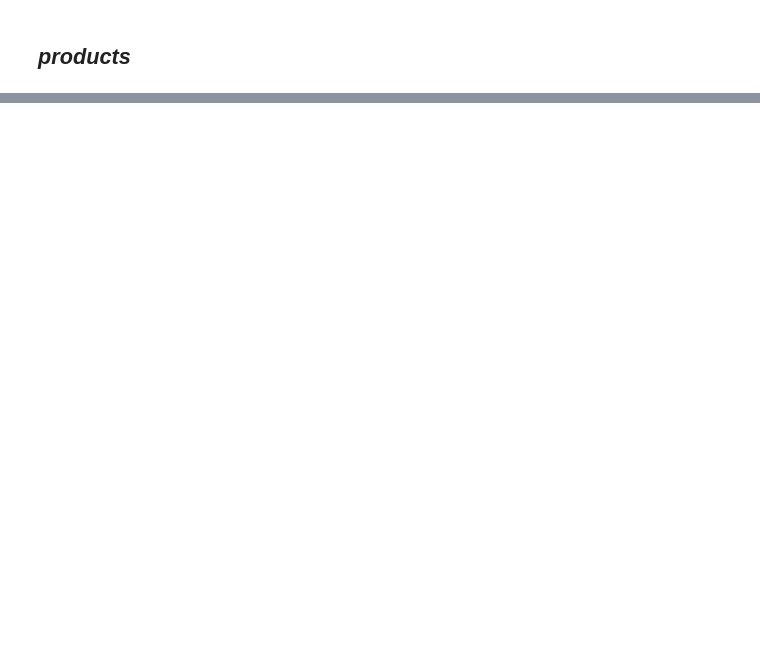
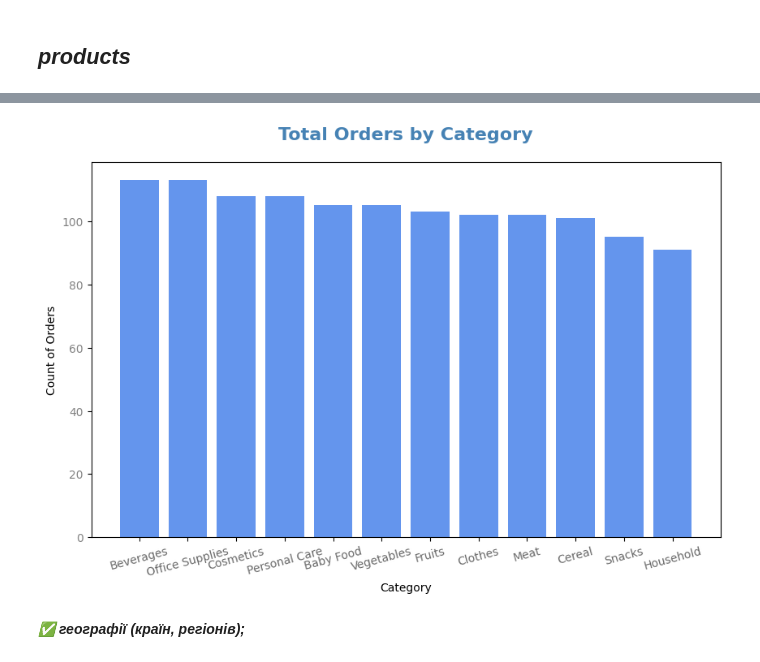
Before and after one commit to MariiaSam/data_science, a Jupyter notebook: Python_for_DA_Module_Task.ipynb, the cells around one changed output, grey strips where cells are left out. Saved outputs shown, nothing was run; the diff lists cells and outputs as text; code cells hidden in the pictures; blank space fills up the shorter version.

```diff
--- a/Python_for_DA_Module_Task.ipynb
+++ b/Python_for_DA_Module_Task.ipynb
@@ -460,0 +786,3 @@ print("Викиди Unit Cost:", outliers_price)
+# %%
+total_orders_by_category = df.groupby('product_category')['order_id'].count().reset_index().rename(columns={'order_id': 'count'}).sort_values(by='count', ascending=False)
+total_orders_by_category
@@ -460,0 +803,16 @@ print("Викиди Unit Cost:", outliers_price)
+# %%
+plt.figure(figsize=(10, 6))
+x = np.arange(len(total_orders_by_category['product_category']))
+
+plt.bar(x, total_orders_by_category['count'], color='cornflowerblue')
+
+plt.title("Total Orders by Category",color='steelblue', fontweight='bold', fontsize=16, pad=20)
+plt.xlabel("Category")
+plt.ylabel("Count of Orders")
+plt.xticks(x, total_orders_by_category['product_category'],rotation=15, fontsize=10, color='dimgrey')
+plt.yticks(color='grey', fontsize=10)
+plt.show()
+# %% [output]
+[figure, added]
+# %% [markdown]
+***✅ географії (країн, регіонів);***
```
Also changed, not shown: parts of 100 cells of this notebook.
